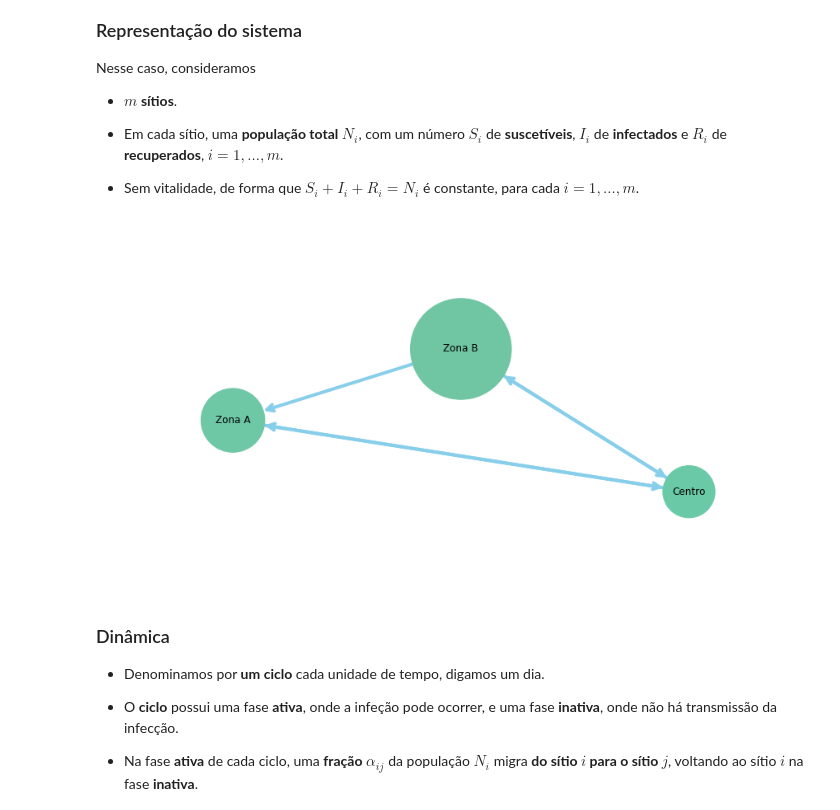
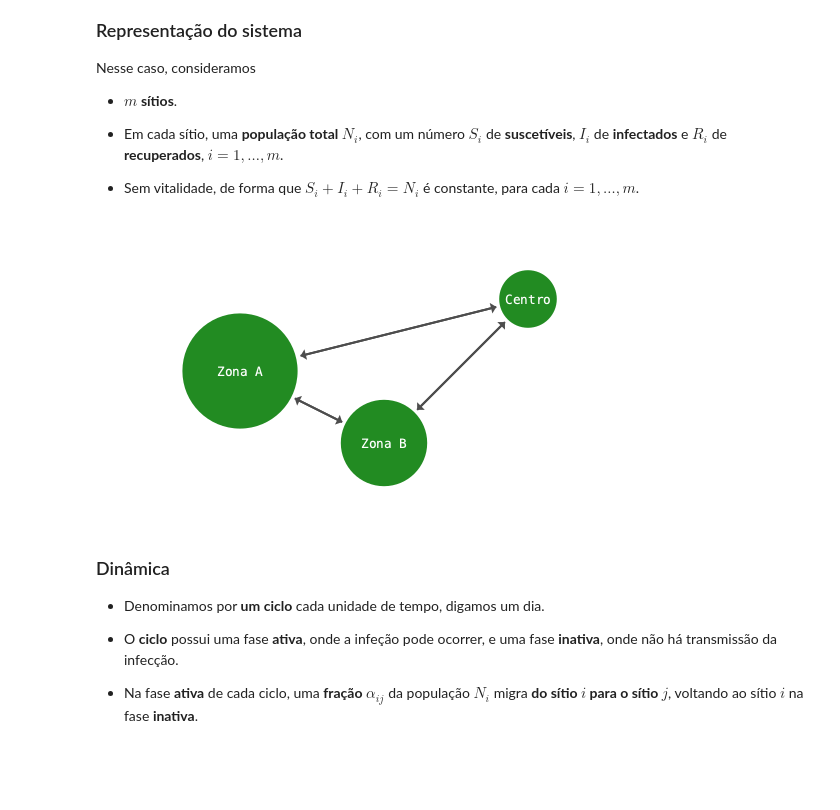
Before and after one commit to rmsrosa/modelagem_matematica, a Jupyter notebook: notas_de_aula/21.00-Compartimentais_estruturados.ipynb, the cells around one changed output. Saved outputs shown, nothing was run; the diff lists cells and outputs as text; code cells hidden in the pictures; blank space fills up the shorter version.

```diff
--- a/notas_de_aula/21.00-Compartimentais_estruturados.ipynb
+++ b/notas_de_aula/21.00-Compartimentais_estruturados.ipynb
@@ -469,9 +469,9 @@ Nesse caso, consideramos
 
 - Sem vitalidade, de forma que $S_i + I_i + R_i = N_i$ é constante, para cada $i=1, \ldots, m$.
 # %%
-load(joinpath("img", "rede_sitios.png"))
+load(joinpath("img", "sites_graph.png"))
 # %% [output]
-[figure, old version]
+[figure, new version]
 # %% [markdown]
 ### Dinâmica
 
```
Also changed, not shown: parts of 7 cells of this notebook, 12 other files.
